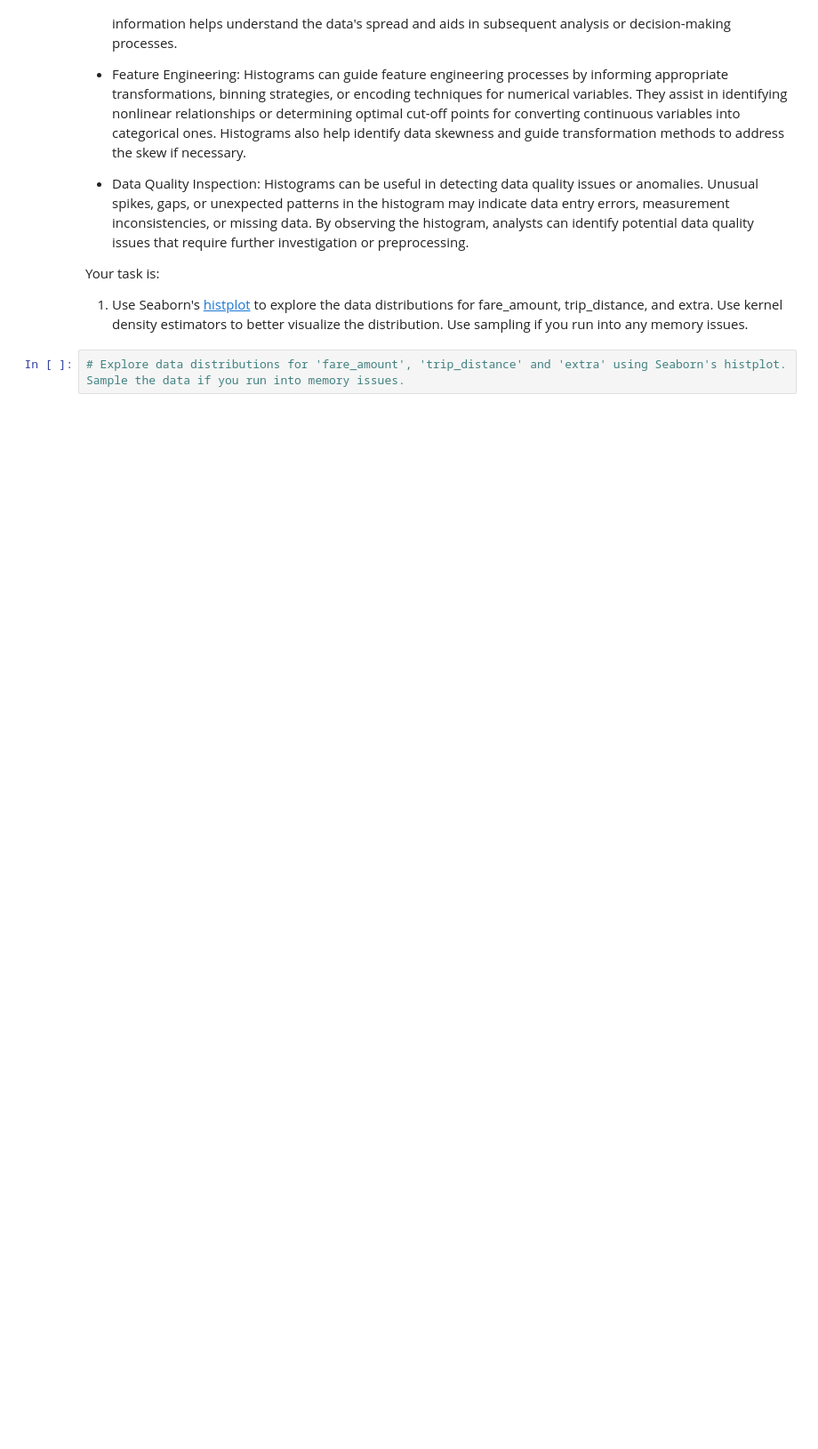
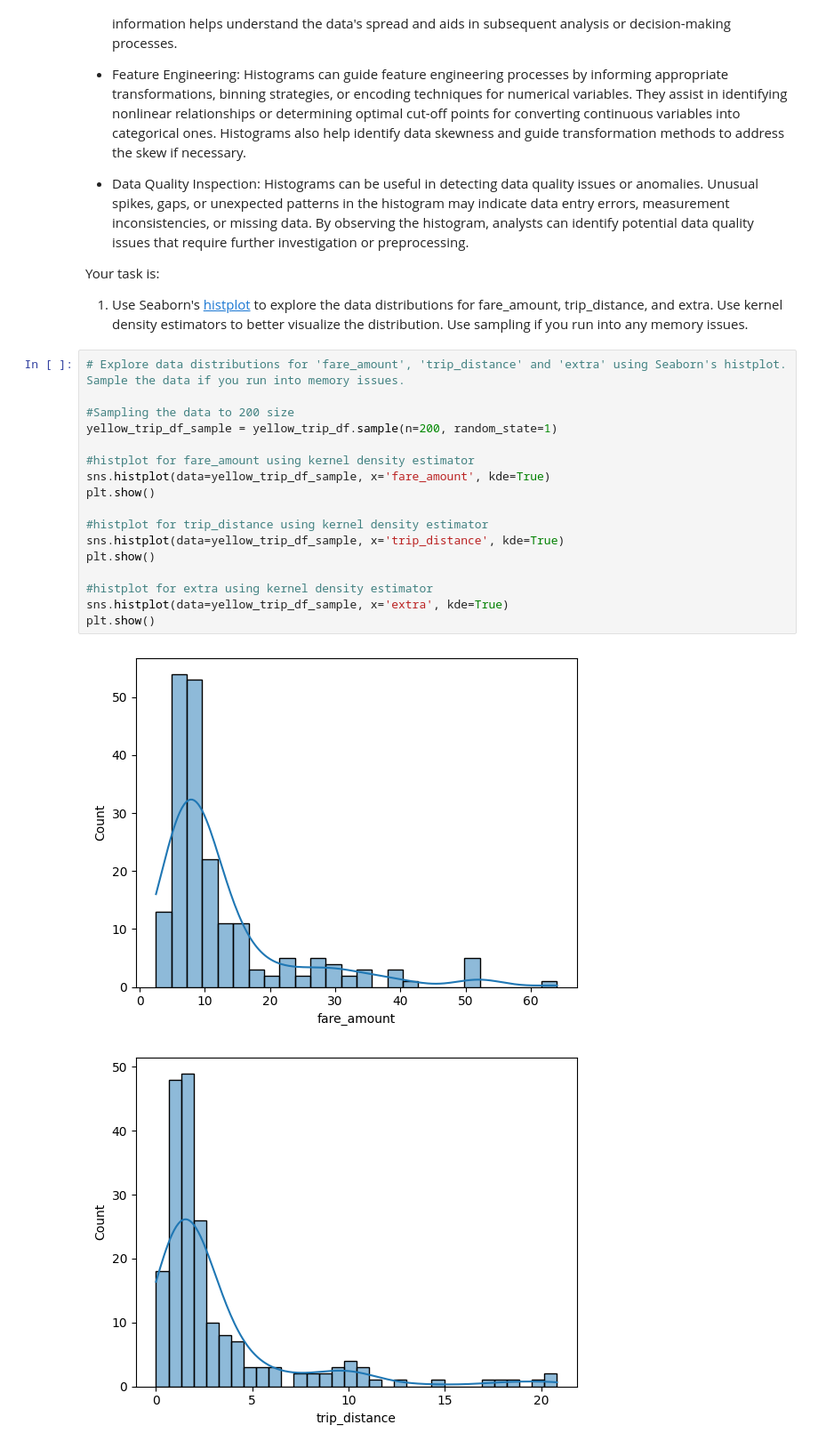
Before and after one commit to snnov1980/sb_machine-learning, a Jupyter notebook: Student_MLE_MiniProject_EDA.ipynb, the cells around one changed output. Shown: that part at 89% size. Cells and saved outputs as stored; diff of their text form; blank space fills up the shorter version.

```diff
--- a/Student_MLE_MiniProject_EDA.ipynb
+++ b/Student_MLE_MiniProject_EDA.ipynb
@@ -222,5 +253,23 @@ A histogram is a graphical representation that displays the distribution of a co
 Your task is:
 
   1. Use Seaborn's [histplot](https://seaborn.pydata.org/generated/seaborn.histplot.html) to explore the data distributions for fare_amount, trip_distance, and extra. Use kernel density estimators to better visualize the distribution. Use sampling if you run into any memory issues.
-# %%
-# Explore data distributions for 'fare_amount', 'trip_distance' and 'extra' using Seaborn's histplot. Sample the data if you run into memory issues.
+# %%
+# Explore data distributions for 'fare_amount', 'trip_distance' and 'extra' using Seaborn's histplot. Sample the data if you run into memory issues.
+
+#Sampling the data to 200 size
+yellow_trip_df_sample = yellow_trip_df.sample(n=200, random_state=1)
+
+#histplot for fare_amount using kernel density estimator
+sns.histplot(data=yellow_trip_df_sample, x='fare_amount', kde=True)
+plt.show()
+
+#histplot for trip_distance using kernel density estimator
+sns.histplot(data=yellow_trip_df_sample, x='trip_distance', kde=True)
+plt.show()
+
+#histplot for extra using kernel density estimator
+sns.histplot(data=yellow_trip_df_sample, x='extra', kde=True)
+plt.show()
+# %% [output]
+[figure, added]
+[figure, added]
```
Also changed, not shown: parts of 4 cells of this notebook.
